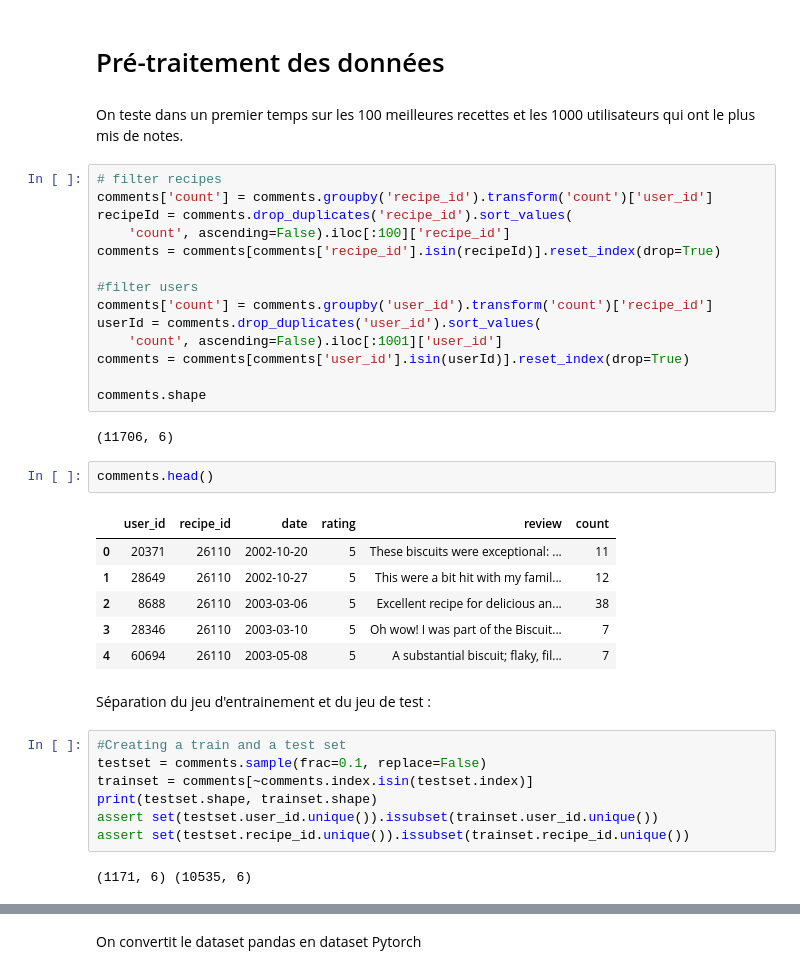
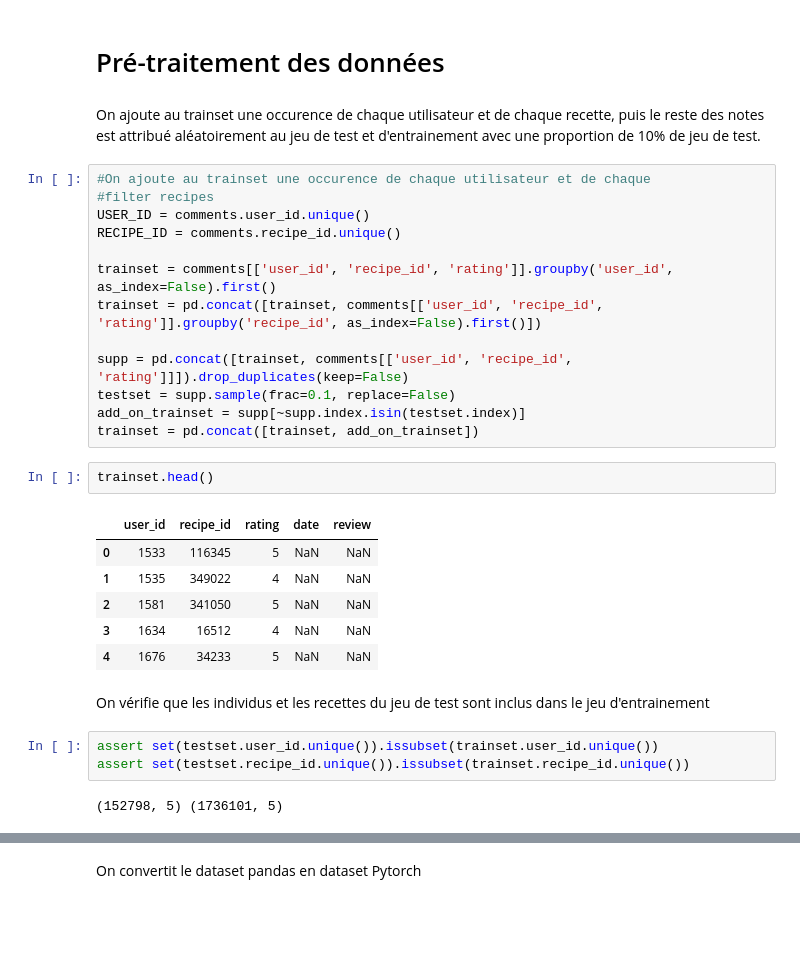
Before and after one commit to DavidBert/projet_MODIA, a Jupyter notebook: Filtering.ipynb, the cells around one changed output, grey strips where cells are left out. Drawn from its saved outputs; the diff is of its cells as text; blank space fills up the shorter version.

Commit message:
ajout commentaire filtering

```diff
--- a/Filtering.ipynb
+++ b/Filtering.ipynb
@@ -56,41 +41,34 @@ comments.shape
 (1132367, 5)
 # %% [markdown]
 # Pré-traitement des données
-# %% [markdown]
-On teste dans un premier temps sur les 100 meilleures recettes et les 1000 utilisateurs qui ont le plus mis de notes.
-# %%
-# filter recipes
-comments['count'] = comments.groupby('recipe_id').transform('count')['user_id']
-recipeId = comments.drop_duplicates('recipe_id').sort_values(
-    'count', ascending=False).iloc[:100]['recipe_id']
-comments = comments[comments['recipe_id'].isin(recipeId)].reset_index(drop=True)
-
-#filter users
-comments['count'] = comments.groupby('user_id').transform('count')['recipe_id']
-userId = comments.drop_duplicates('user_id').sort_values(
-    'count', ascending=False).iloc[:1001]['user_id']
-comments = comments[comments['user_id'].isin(userId)].reset_index(drop=True)
-
-comments.shape
-# %% [output]
-(11706, 6)
+# %% [markdown]
+On ajoute au trainset une occurence de chaque utilisateur et de chaque recette, puis le reste des notes est attribué aléatoirement au jeu de test et d'entrainement avec une proportion de 10% de jeu de test.
+# %%
+#On ajoute au trainset une occurence de chaque utilisateur et de chaque
+#filter recipes
+USER_ID = comments.user_id.unique()
+RECIPE_ID = comments.recipe_id.unique()
+
+trainset = comments[['user_id', 'recipe_id', 'rating']].groupby('user_id', as_index=False).first()
+trainset = pd.concat([trainset, comments[['user_id', 'recipe_id', 'rating']].groupby('recipe_id', as_index=False).first()])
+
+supp = pd.concat([trainset, comments[['user_id', 'recipe_id', 'rating']]]).drop_duplicates(keep=False)
+testset = supp.sample(frac=0.1, replace=False)
+add_on_trainset = supp[~supp.index.isin(testset.index)]
+trainset = pd.concat([trainset, add_on_trainset])
 # %%
-comments.head()
+trainset.head()
 # %% [output]
-|  | user_id | recipe_id | date | rating | review | count |
-| 0 | 20371 | 26110 | 2002-10-20 | 5 | These biscuits were exceptional: ... | 11 |
-| 1 | 28649 | 26110 | 2002-10-27 | 5 | This were a bit hit with my famil... | 12 |
-| 2 | 8688 | 26110 | 2003-03-06 | 5 | Excellent recipe for delicious an... | 38 |
-| 3 | 28346 | 26110 | 2003-03-10 | 5 | Oh wow! I was part of the Biscuit... | 7 |
-| 4 | 60694 | 26110 | 2003-05-08 | 5 | A substantial biscuit; flaky, fil... | 7 |
+|  | user_id | recipe_id | rating | date | review |
+| 0 | 1533 | 116345 | 5 | NaN | NaN |
+| 1 | 1535 | 349022 | 4 | NaN | NaN |
+| 2 | 1581 | 341050 | 5 | NaN | NaN |
+| 3 | 1634 | 16512 | 4 | NaN | NaN |
+| 4 | 1676 | 34233 | 5 | NaN | NaN |
-# %% [markdown]
-Séparation du jeu d'entrainement et du jeu de test :
+# %% [markdown]
+On vérifie que les individus et les recettes du jeu de test sont inclus dans le jeu d'entrainement
 # %%
-#Creating a train and a test set
-testset = comments.sample(frac=0.1, replace=False)
-trainset = comments[~comments.index.isin(testset.index)]
-print(testset.shape, trainset.shape)
 assert set(testset.user_id.unique()).issubset(trainset.user_id.unique())
 assert set(testset.recipe_id.unique()).issubset(trainset.recipe_id.unique())
 # %% [output]
-(1171, 6) (10535, 6)
+(152798, 5) (1736101, 5)
```
Also changed, not shown: parts of 14 cells of this notebook.
